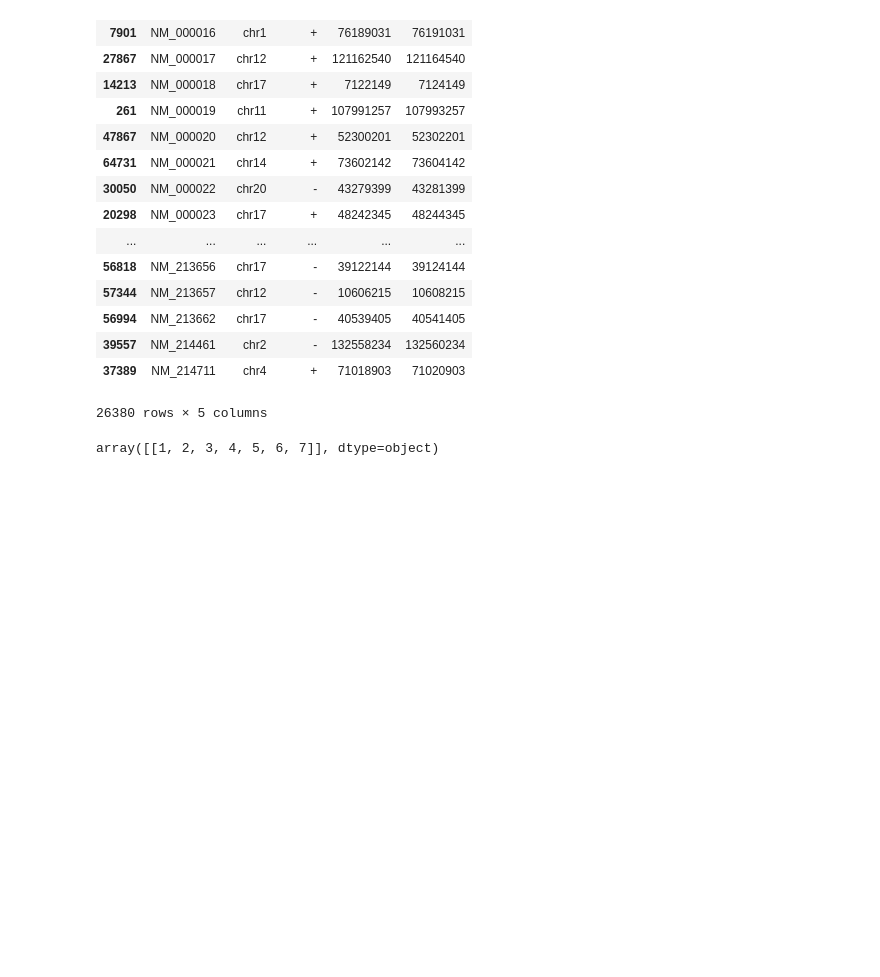
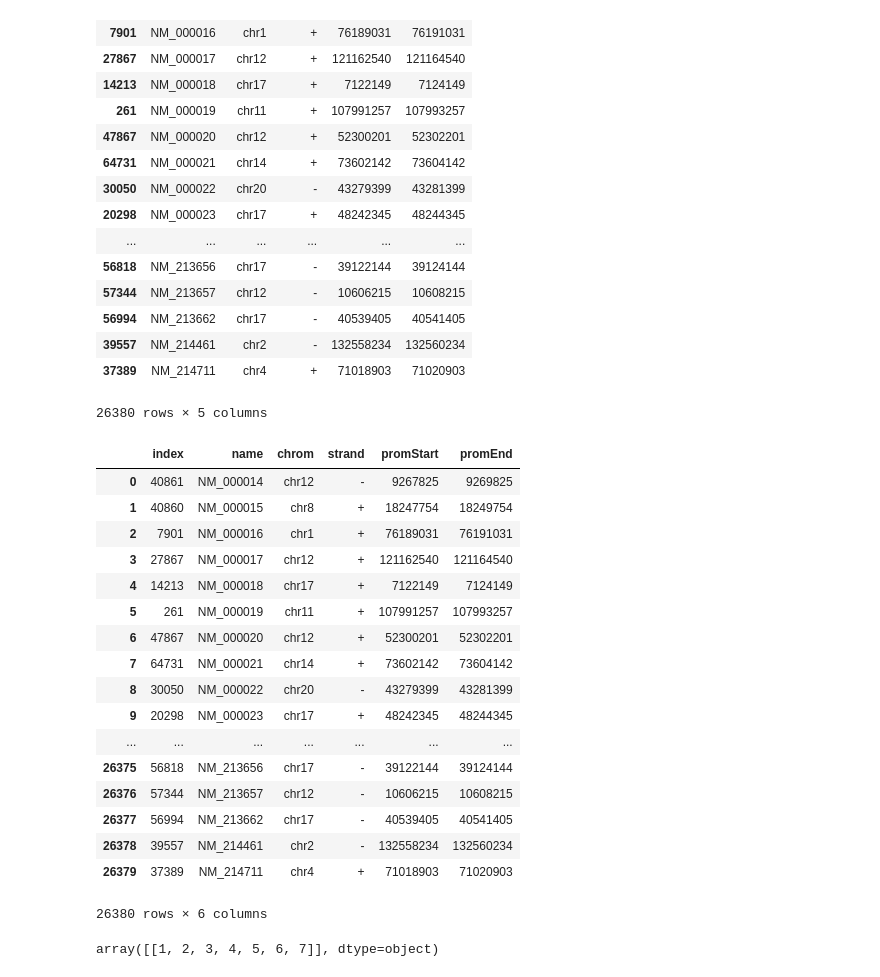
Before and after one commit to Wangmoaza/enhancer-practice, a Jupyter notebook: Untitled.ipynb, the cells around one changed output. Drawn from its saved outputs; the diff is of its cells as text; code cells hidden in the pictures; blank space fills up the shorter version.

```diff
--- a/Untitled.ipynb
+++ b/Untitled.ipynb
@@ -219,6 +219,27 @@ promoter
 | 39557 | NM_214461 | chr2 | - | 132558234 | 132560234 |
 | 37389 | NM_214711 | chr4 | + | 71018903 | 71020903 |
 26380 rows × 5 columns
+# %%
+promoter.reset_index()
+# %% [output]
+|  | index | name | chrom | strand | promStart | promEnd |
+| 0 | 40861 | NM_000014 | chr12 | - | 9267825 | 9269825 |
+| 1 | 40860 | NM_000015 | chr8 | + | 18247754 | 18249754 |
+| 2 | 7901 | NM_000016 | chr1 | + | 76189031 | 76191031 |
+| 3 | 27867 | NM_000017 | chr12 | + | 121162540 | 121164540 |
+| 4 | 14213 | NM_000018 | chr17 | + | 7122149 | 7124149 |
+| 5 | 261 | NM_000019 | chr11 | + | 107991257 | 107993257 |
+| 6 | 47867 | NM_000020 | chr12 | + | 52300201 | 52302201 |
+| 7 | 64731 | NM_000021 | chr14 | + | 73602142 | 73604142 |
+| 8 | 30050 | NM_000022 | chr20 | - | 43279399 | 43281399 |
+| 9 | 20298 | NM_000023 | chr17 | + | 48242345 | 48244345 |
+| ... | ... | ... | ... | ... | ... | ... |
+| 26375 | 56818 | NM_213656 | chr17 | - | 39122144 | 39124144 |
+| 26376 | 57344 | NM_213657 | chr12 | - | 10606215 | 10608215 |
+| 26377 | 56994 | NM_213662 | chr17 | - | 40539405 | 40541405 |
+| 26378 | 39557 | NM_214461 | chr2 | - | 132558234 | 132560234 |
+| 26379 | 37389 | NM_214711 | chr4 | + | 71018903 | 71020903 |
+26380 rows × 6 columns
 # %%
 row = interact.iloc[0]
 np.array([row.start1, row.start2])
```
Also changed, not shown: parts of 1 cell of this notebook, 2 other files.
